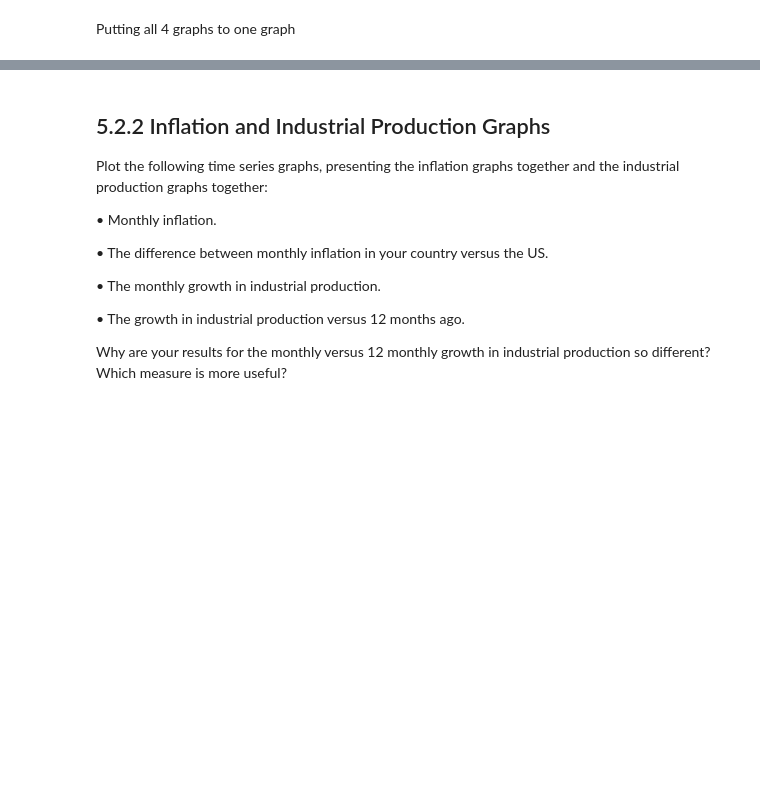
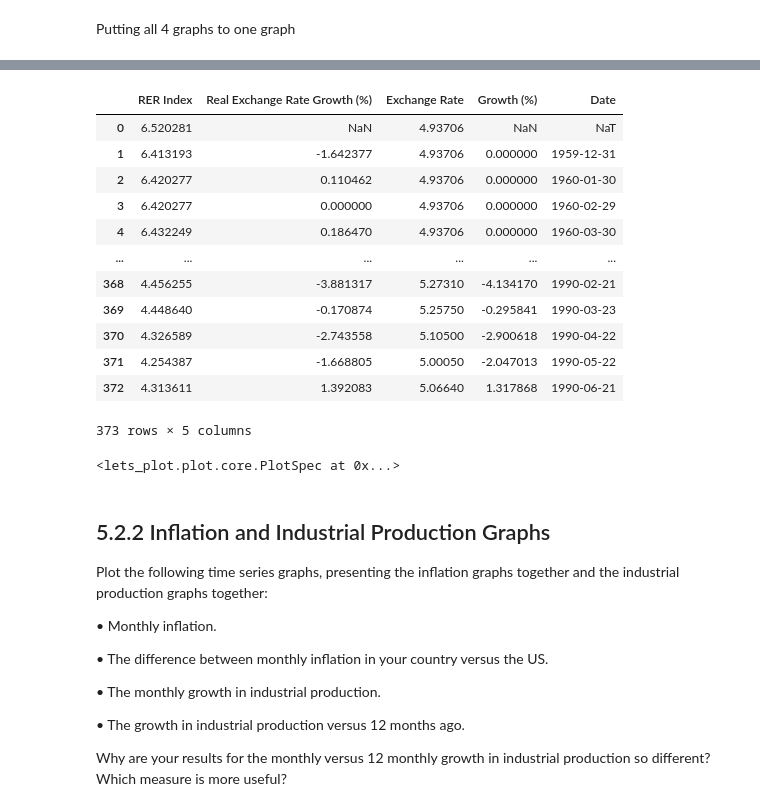
Before and after one commit to SparklyPlant/The-Grave-of-Ming, a Jupyter notebook: Code/NB1.ipynb, the cells around one changed output, grey strips where cells are left out. Drawn from its saved outputs; the diff is of its cells as text; code cells hidden in the pictures; blank space fills up the shorter version.

```diff
--- a/Code/NB1.ipynb
+++ b/Code/NB1.ipynb
@@ -1401,18 +1435,34 @@ display(df_graph_3_3.tail())
 # %%
 # Ensure Date columns are in datetime format
 df_graph_1['Date'] = pd.to_datetime(df_graph_1['Date'])
 
-combined_df = pd.concat([df_graph_4_2, df_graph_3_3, df_graph_2_2, df_graph_1_2], axis=1)
+combined_df_04 = pd.concat([df_graph_4_2, df_graph_3_3, df_graph_2_2, df_graph_1_2], axis=1)
 
-display(combined_df)
+combined_df_05 = combined_df_04.drop(['Month'], axis=1)
+
+display(combined_df_05)
+# %% [output]
+|  | RER Index | Real Exchange Rate Growth (%) | Exchange Rate | Growth (%) | Date |
+| 0 | 6.520281 | NaN | 4.93706 | NaN | NaT |
+| 1 | 6.413193 | -1.642377 | 4.93706 | 0.000000 | 1959-12-31 |
+| 2 | 6.420277 | 0.110462 | 4.93706 | 0.000000 | 1960-01-30 |
+| 3 | 6.420277 | 0.000000 | 4.93706 | 0.000000 | 1960-02-29 |
+| 4 | 6.432249 | 0.186470 | 4.93706 | 0.000000 | 1960-03-30 |
+| ... | ... | ... | ... | ... | ... |
+| 368 | 4.456255 | -3.881317 | 5.27310 | -4.134170 | 1990-02-21 |
+| 369 | 4.448640 | -0.170874 | 5.25750 | -0.295841 | 1990-03-23 |
+| 370 | 4.326589 | -2.743558 | 5.10500 | -2.900618 | 1990-04-22 |
+| 371 | 4.254387 | -1.668805 | 5.00050 | -2.047013 | 1990-05-22 |
+| 372 | 4.313611 | 1.392083 | 5.06640 | 1.317868 | 1990-06-21 |
+373 rows × 5 columns
 # %%
-melted_df = combined_df.melt(id_vars='Date',
+melted_df_04 = combined_df_05.melt(id_vars='Date',
                                var_name='Metric',
                                value_name='Value')
 
 bretton_woods_end = pd.to_datetime('1971-08-01').timestamp() * 1000
 
-p = ggplot(melted_df, aes(x='Date', y='Value', color='Metric')) + \
+p = ggplot(melted_df_04, aes(x='Date', y='Value', color='Metric')) + \
     geom_line() + \
     geom_vline(xintercept=bretton_woods_end, color='black', linetype='dashed', size=1) + \
     ggtitle('Combined Exchange Rate and Growth Metrics Over Time') + \
@@ -1420,6 +1470,8 @@ p = ggplot(melted_df, aes(x='Date', y='Value', color='Metric')) + \
     ggsize(900, 450)
 
 p
+# %% [output]
+<lets_plot.plot.core.PlotSpec at 0x...>
 # %% [markdown]
 ## 5.2.2 Inflation and Industrial Production Graphs
  Plot the following time series graphs, presenting the inflation graphs together and the industrial production graphs together:
```
Also changed, not shown: parts of 8 cells of this notebook.
